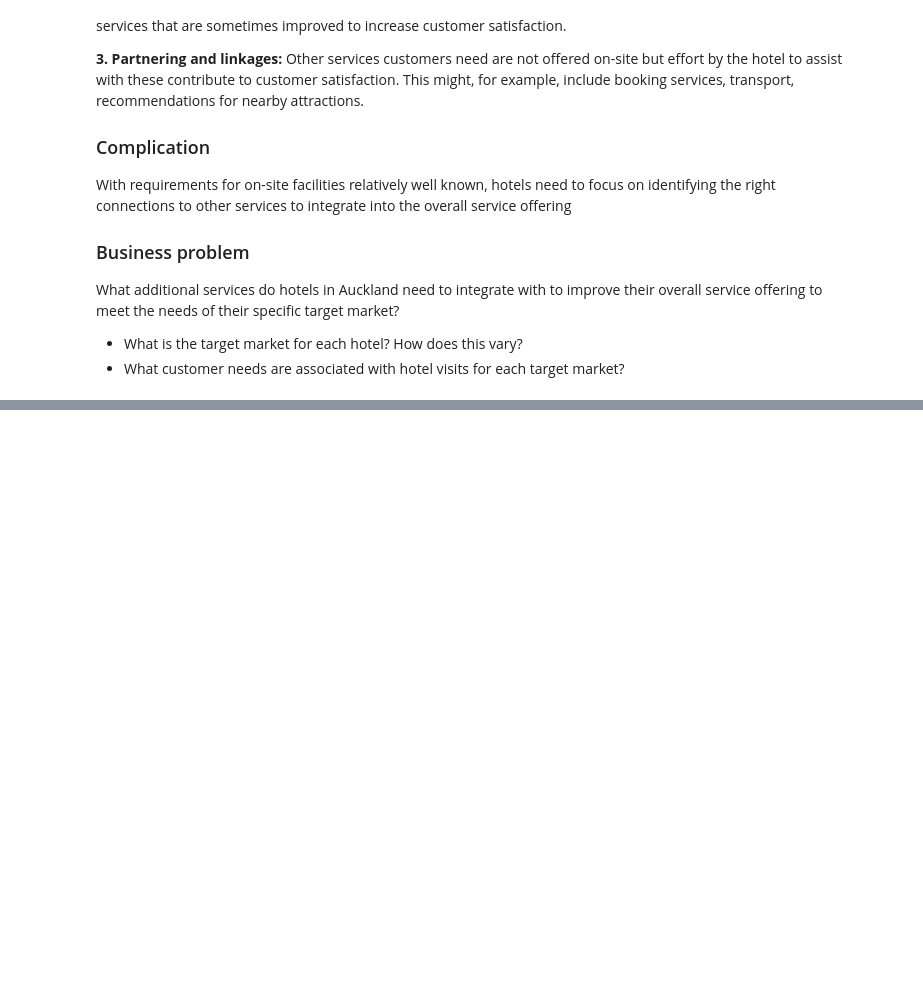
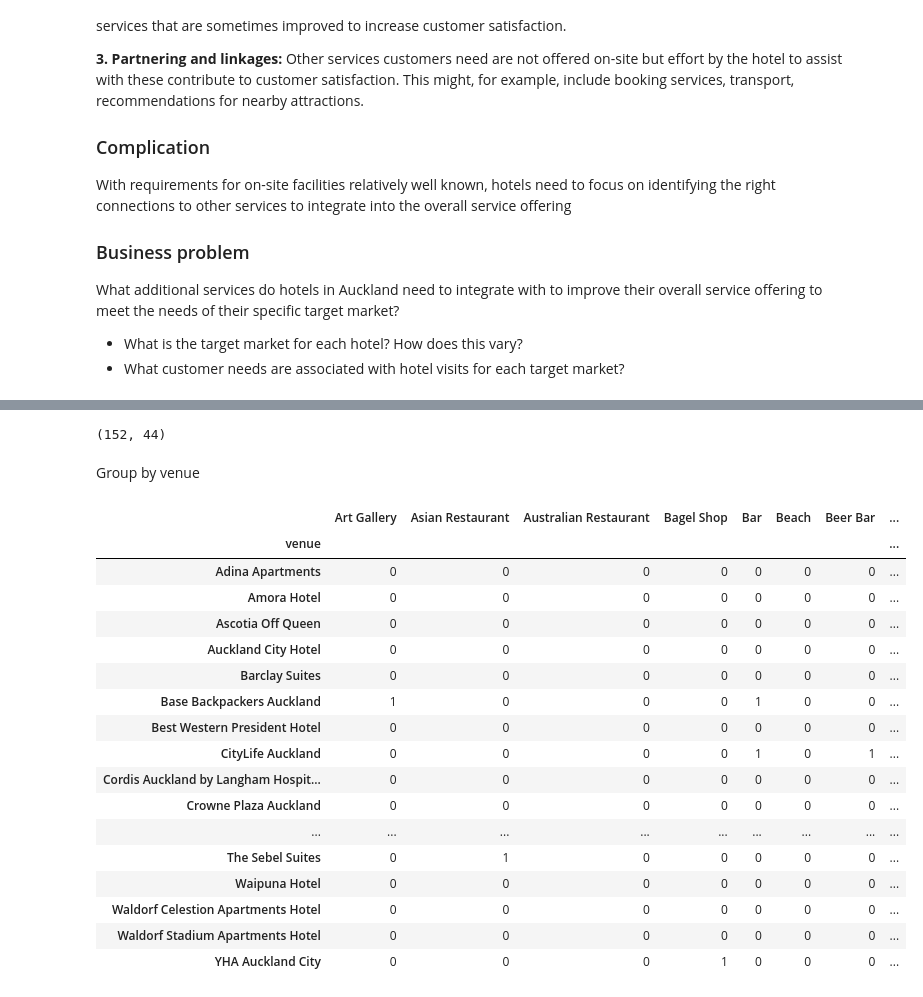
Before and after one commit to ptchev/Coursera_Capstone, a Jupyter notebook: Auckland_Hotel_Advisory.ipynb, the cells around one changed output, grey strips where cells are left out. Saved outputs shown, nothing was run; the diff lists cells and outputs as text; code cells hidden in the pictures; blank space fills up the shorter version.

```diff
--- a/Auckland_Hotel_Advisory.ipynb
+++ b/Auckland_Hotel_Advisory.ipynb
@@ -77,0 +553,2 @@ Having completed the data analysis we will be able to advise owners of hotels in
+# %%
+auckland_venues = pd.read_pickle("auckland_venues.pkl")
@@ -77,0 +561,9 @@ Having completed the data analysis we will be able to advise owners of hotels in
+# %%
+venue_id = '4b873417f964a52037b631e3'
+url_next = 'https://api.foursquare.com/v2/venues/{}/nextvenues?&client_id={}&client_secret={}&v={}'.format(
+    venue_id,
+    CLIENT_ID,
+    CLIENT_SECRET,
+    VERSION
+    )
+url_next
@@ -77,0 +640,4 @@ Having completed the data analysis we will be able to advise owners of hotels in
+# %%
+next_venues = getNextVenues(venue_id=auckland_venues['venue_id'],
+                           venue=auckland_venues['venue'],
+                           neigh=auckland_venues['neighborhood'])
@@ -77,0 +682,12 @@ Having completed the data analysis we will be able to advise owners of hotels in
+# %%
+# one hot encoding
+auckland_onehot = pd.get_dummies(next_venues[['next_venue_category']], prefix="", prefix_sep="")
+
+#add neighborhood column back to dataframe
+auckland_onehot['venue'] = next_venues['venue']
+
+# move venue column to the first column
+fixed_columns = [auckland_onehot.columns[-1]] + list(auckland_onehot.columns[:-1])
+auckland_onehot = auckland_onehot[fixed_columns]
+
+auckland_onehot.head()
@@ -77,0 +701,28 @@ Having completed the data analysis we will be able to advise owners of hotels in
+# %%
+auckland_onehot.shape
+# %% [output]
+(152, 44)
+# %% [markdown]
+Group by venue
+# %%
+auckland_onehot_grp = auckland_onehot.groupby(by = 'venue', axis=0).sum()
+auckland_onehot_grp
+# %% [output]
+|  | Art Gallery | Asian Restaurant | Australian Restaurant | Bagel Shop | Bar | Beach | Beer Bar | ... |
+| venue |  |  |  |  |  |  |  | ... |
+| Adina Apartments | 0 | 0 | 0 | 0 | 0 | 0 | 0 | ... |
+| Amora Hotel | 0 | 0 | 0 | 0 | 0 | 0 | 0 | ... |
+| Ascotia Off Queen | 0 | 0 | 0 | 0 | 0 | 0 | 0 | ... |
+| Auckland City Hotel | 0 | 0 | 0 | 0 | 0 | 0 | 0 | ... |
+| Barclay Suites | 0 | 0 | 0 | 0 | 0 | 0 | 0 | ... |
+| Base Backpackers Auckland | 1 | 0 | 0 | 0 | 1 | 0 | 0 | ... |
+| Best Western President Hotel | 0 | 0 | 0 | 0 | 0 | 0 | 0 | ... |
+| CityLife Auckland | 0 | 0 | 0 | 0 | 1 | 0 | 1 | ... |
+| Cordis Auckland by Langham Hospit... | 0 | 0 | 0 | 0 | 0 | 0 | 0 | ... |
+| Crowne Plaza Auckland | 0 | 0 | 0 | 0 | 0 | 0 | 0 | ... |
+| ... | ... | ... | ... | ... | ... | ... | ... | ... |
+| The Sebel Suites | 0 | 1 | 0 | 0 | 0 | 0 | 0 | ... |
+| Waipuna Hotel | 0 | 0 | 0 | 0 | 0 | 0 | 0 | ... |
+| Waldorf Celestion Apartments Hotel | 0 | 0 | 0 | 0 | 0 | 0 | 0 | ... |
+| Waldorf Stadium Apartments Hotel | 0 | 0 | 0 | 0 | 0 | 0 | 0 | ... |
+| YHA Auckland City | 0 | 0 | 0 | 1 | 0 | 0 | 0 | ... |
```
Also changed, not shown: parts of 102 cells of this notebook.
